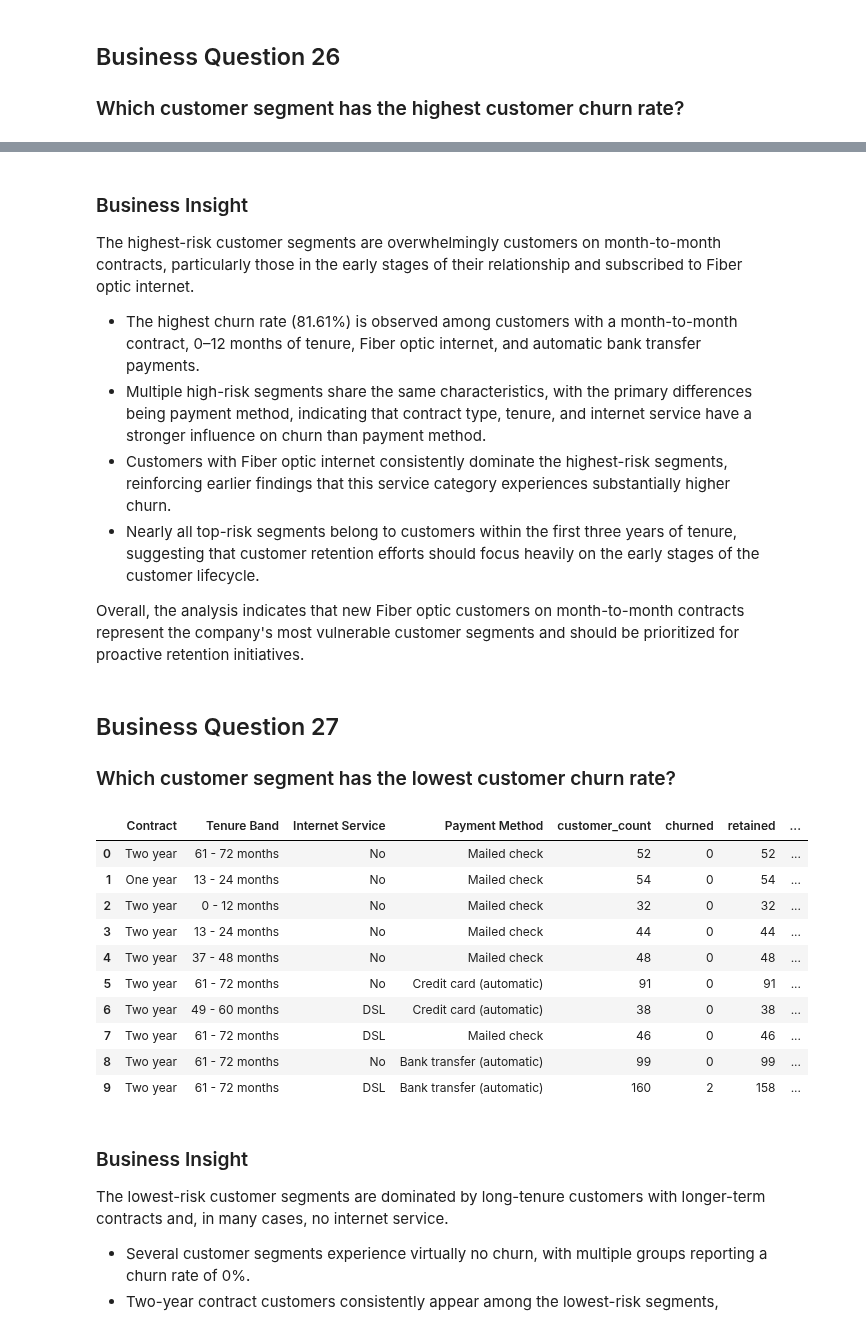
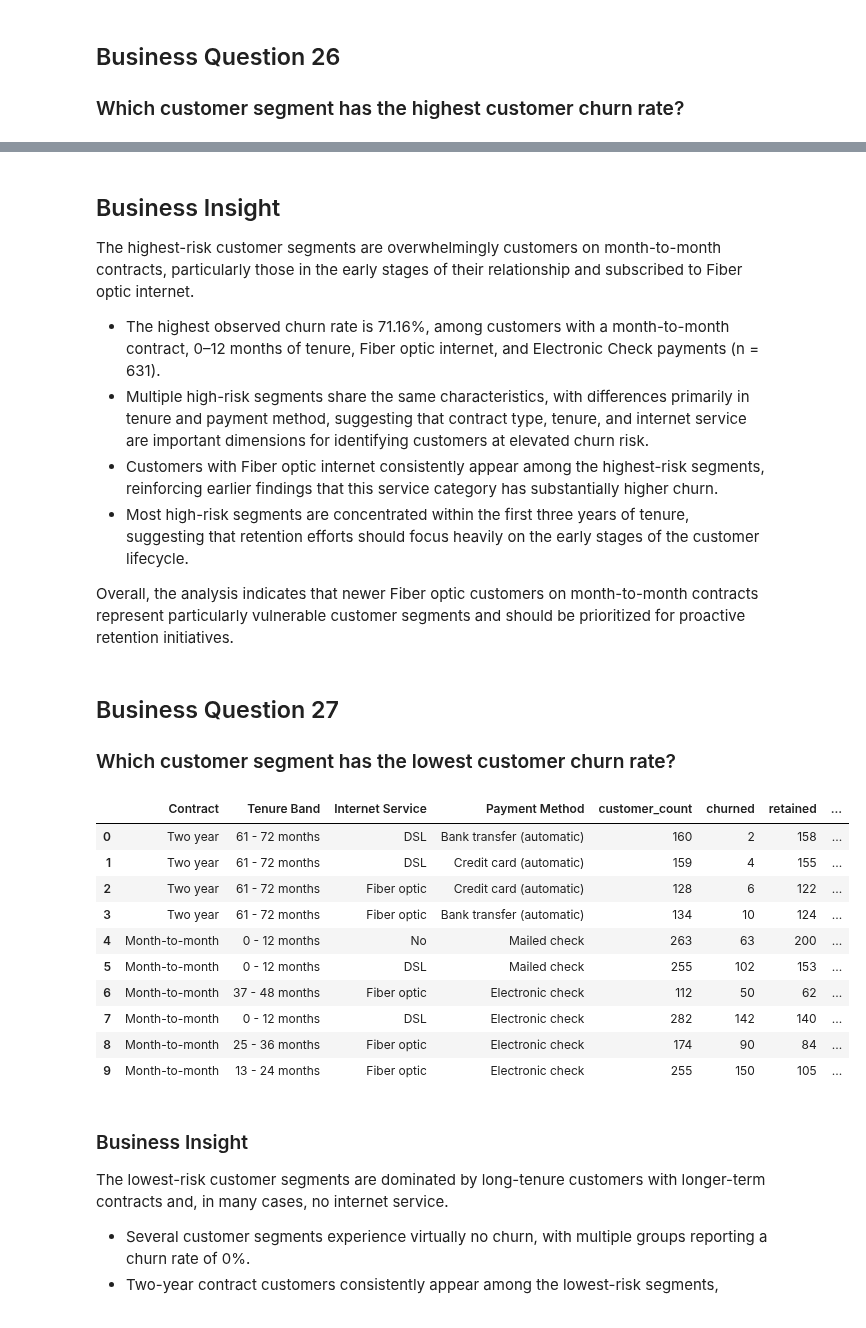
Before and after one commit to ashwathimd/customer-churn-analysis, a Jupyter notebook: notebooks/03_eda.ipynb, the cells around one changed output, grey strips where cells are left out. Saved outputs shown, nothing was run; the diff lists cells and outputs as text; code cells hidden in the pictures.

```diff
--- a/notebooks/03_eda.ipynb
+++ b/notebooks/03_eda.ipynb
@@ -14,6 +14,18 @@ The insights generated from this analysis will guide feature selection for predi
 # Standard Library
 import sys
 from pathlib import Path
+
+project_root = Path.cwd().parent
+
+if str(project_root) not in sys.path:
+    sys.path.append(str(project_root))
+
+data_path = (
+    project_root
+    / "data"
+    / "processed"
+    / "telco_customer_churn_clean.xlsx"
+)
 
 # Third-party Libraries
 import pandas as pd
@@ -22,7 +34,7 @@ import matplotlib.pyplot as plt
 import seaborn as sns
 
 # Project Modules
-sys.path.append(str(Path().resolve().parent))
+
 
 
 from src.analysis import create_churn_summary
@@ -41,7 +53,7 @@ plt.rcParams["figure.figsize"] = (6, 4)
 plt.rcParams["axes.titlesize"] = 14
 plt.rcParams["axes.labelsize"] = 12
 # %%
-df = pd.read_excel("/Users/ashwathimd/DataLab/Projects/customer-churn-analysis/data/processed/telco_customer_churn_clean.xlsx")
+df = pd.read_excel(data_path)
 # %%
 df.shape
 # %% [output]
@@ -1109,14 +1121,14 @@ highest_risk_segments.head(10)
 # %% [markdown]
-### Business Insight
+## Business Insight
 
 The highest-risk customer segments are overwhelmingly customers on month-to-month contracts, particularly those in the early stages of their relationship and subscribed to Fiber optic internet.
 
-- The highest churn rate (81.61%) is observed among customers with a month-to-month contract, 0–12 months of tenure, Fiber optic internet, and automatic bank transfer payments.
-- Multiple high-risk segments share the same characteristics, with the primary differences being payment method, indicating that contract type, tenure, and internet service have a stronger influence on churn than payment method.
-- Customers with Fiber optic internet consistently dominate the highest-risk segments, reinforcing earlier findings that this service category experiences substantially higher churn.
-- Nearly all top-risk segments belong to customers within the first three years of tenure, suggesting that customer retention efforts should focus heavily on the early stages of the customer lifecycle.
+- The highest observed churn rate is 71.16%, among customers with a month-to-month contract, 0–12 months of tenure, Fiber optic internet, and Electronic Check payments (n = 631).
+- Multiple high-risk segments share the same characteristics, with differences primarily in tenure and payment method, suggesting that contract type, tenure, and internet service are important dimensions for identifying customers at elevated churn risk.
+- Customers with Fiber optic internet consistently appear among the highest-risk segments, reinforcing earlier findings that this service category has substantially higher churn.
+- Most high-risk segments are concentrated within the first three years of tenure, suggesting that retention efforts should focus heavily on the early stages of the customer lifecycle.
 
-Overall, the analysis indicates that new Fiber optic customers on month-to-month contracts represent the company's most vulnerable customer segments and should be prioritized for proactive retention initiatives.
+Overall, the analysis indicates that newer Fiber optic customers on month-to-month contracts represent particularly vulnerable customer segments and should be prioritized for proactive retention initiatives.
 # %% [markdown]
 ## Business Question 27
 
@@ -1124,30 +1136,30 @@ Overall, the analysis indicates that new Fiber optic customers on month-to-month
 # %%
 lowest_risk_segments = create_segment_summary(
     df,
     grouping_columns=[
         "Contract",
         "Tenure Band",
         "Internet Service",
         "Payment Method"
     ],
-    min_customers=30,
+    min_customers=100,
     sort_by="churn_rate",
     ascending=True
 )
 
 lowest_risk_segments.head(10)
 # %% [output]
 |  | Contract | Tenure Band | Internet Service | Payment Method | customer_count | churned | retained | ... |
-| 0 | Two year | 61 - 72 months | No | Mailed check | 52 | 0 | 52 | ... |
-| 1 | One year | 13 - 24 months | No | Mailed check | 54 | 0 | 54 | ... |
-| 2 | Two year | 0 - 12 months | No | Mailed check | 32 | 0 | 32 | ... |
-| 3 | Two year | 13 - 24 months | No | Mailed check | 44 | 0 | 44 | ... |
-| 4 | Two year | 37 - 48 months | No | Mailed check | 48 | 0 | 48 | ... |
-| 5 | Two year | 61 - 72 months | No | Credit card (automatic) | 91 | 0 | 91 | ... |
-| 6 | Two year | 49 - 60 months | DSL | Credit card (automatic) | 38 | 0 | 38 | ... |
-| 7 | Two year | 61 - 72 months | DSL | Mailed check | 46 | 0 | 46 | ... |
-| 8 | Two year | 61 - 72 months | No | Bank transfer (automatic) | 99 | 0 | 99 | ... |
-| 9 | Two year | 61 - 72 months | DSL | Bank transfer (automatic) | 160 | 2 | 158 | ... |
+| 0 | Two year | 61 - 72 months | DSL | Bank transfer (automatic) | 160 | 2 | 158 | ... |
+| 1 | Two year | 61 - 72 months | DSL | Credit card (automatic) | 159 | 4 | 155 | ... |
+| 2 | Two year | 61 - 72 months | Fiber optic | Credit card (automatic) | 128 | 6 | 122 | ... |
+| 3 | Two year | 61 - 72 months | Fiber optic | Bank transfer (automatic) | 134 | 10 | 124 | ... |
+| 4 | Month-to-month | 0 - 12 months | No | Mailed check | 263 | 63 | 200 | ... |
+| 5 | Month-to-month | 0 - 12 months | DSL | Mailed check | 255 | 102 | 153 | ... |
+| 6 | Month-to-month | 37 - 48 months | Fiber optic | Electronic check | 112 | 50 | 62 | ... |
+| 7 | Month-to-month | 0 - 12 months | DSL | Electronic check | 282 | 142 | 140 | ... |
+| 8 | Month-to-month | 25 - 36 months | Fiber optic | Electronic check | 174 | 90 | 84 | ... |
+| 9 | Month-to-month | 13 - 24 months | Fiber optic | Electronic check | 255 | 150 | 105 | ... |
 # %% [markdown]
 ### Business Insight
 
```
Also changed, not shown: parts of 7 cells of this notebook, 1 other file.
